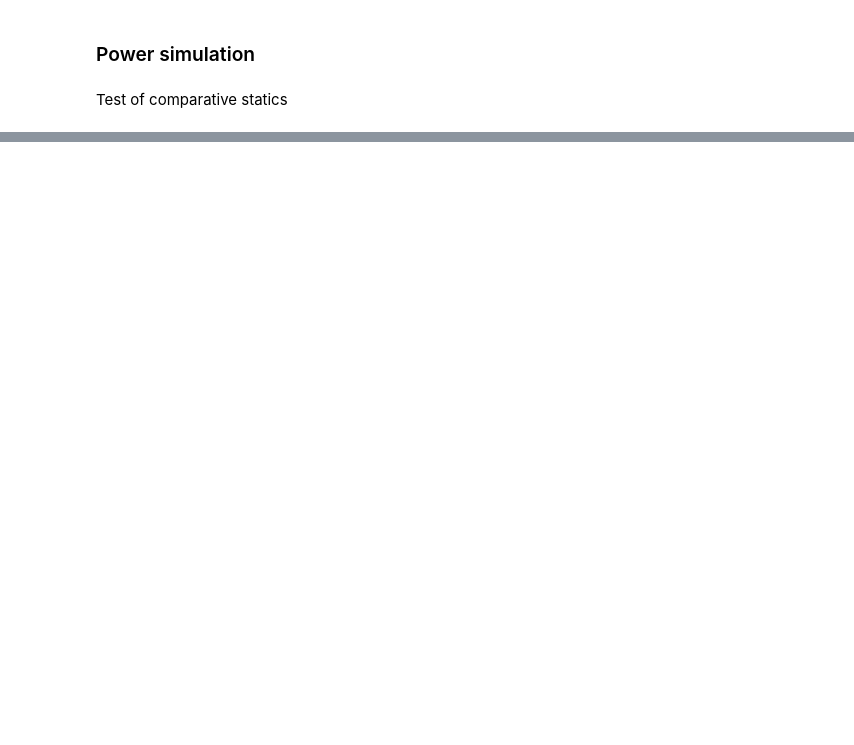
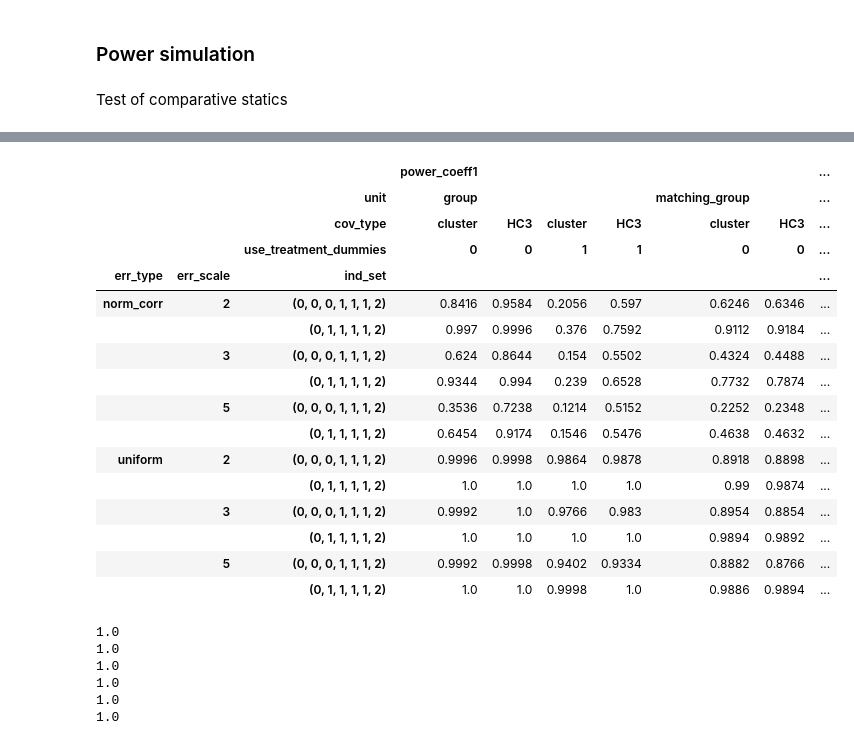
Before and after one commit to stanmart/unstructured-bargaining-analysis, a Jupyter notebook: power.ipynb, the cells around one changed output, grey strips where cells are left out. Saved outputs shown, nothing was run; the diff lists cells and outputs as text; code cells hidden in the pictures; blank space fills up the shorter version.

```diff
--- a/power.ipynb
+++ b/power.ipynb
@@ -204,0 +223,38 @@ Simulated power: 0.9308 for significance level 0.05
+# %%
+res_pivot[res_pivot[('power_coeff1','group', 'cluster', 0)] <= res_pivot[('power_coeff1', 'group', 'HC3', 0)]]
+# %% [output]
+|  |  |  | power_coeff1 |  |  |  |  |  | ... |
+|  |  | unit | group |  |  |  | matching_group |  | ... |
+|  |  | cov_type | cluster | HC3 | cluster | HC3 | cluster | HC3 | ... |
+|  |  | use_treatment_dummies | 0 | 0 | 1 | 1 | 0 | 0 | ... |
+| err_type | err_scale | ind_set |  |  |  |  |  |  | ... |
+| norm_corr | 2 | (0, 0, 0, 1, 1, 1, 2) | 0.8416 | 0.9584 | 0.2056 | 0.597 | 0.6246 | 0.6346 | ... |
+|  |  | (0, 1, 1, 1, 1, 2) | 0.997 | 0.9996 | 0.376 | 0.7592 | 0.9112 | 0.9184 | ... |
+|  | 3 | (0, 0, 0, 1, 1, 1, 2) | 0.624 | 0.8644 | 0.154 | 0.5502 | 0.4324 | 0.4488 | ... |
+|  |  | (0, 1, 1, 1, 1, 2) | 0.9344 | 0.994 | 0.239 | 0.6528 | 0.7732 | 0.7874 | ... |
+|  | 5 | (0, 0, 0, 1, 1, 1, 2) | 0.3536 | 0.7238 | 0.1214 | 0.5152 | 0.2252 | 0.2348 | ... |
+|  |  | (0, 1, 1, 1, 1, 2) | 0.6454 | 0.9174 | 0.1546 | 0.5476 | 0.4638 | 0.4632 | ... |
+| uniform | 2 | (0, 0, 0, 1, 1, 1, 2) | 0.9996 | 0.9998 | 0.9864 | 0.9878 | 0.8918 | 0.8898 | ... |
+|  |  | (0, 1, 1, 1, 1, 2) | 1.0 | 1.0 | 1.0 | 1.0 | 0.99 | 0.9874 | ... |
+|  | 3 | (0, 0, 0, 1, 1, 1, 2) | 0.9992 | 1.0 | 0.9766 | 0.983 | 0.8954 | 0.8854 | ... |
+|  |  | (0, 1, 1, 1, 1, 2) | 1.0 | 1.0 | 1.0 | 1.0 | 0.9894 | 0.9892 | ... |
+|  | 5 | (0, 0, 0, 1, 1, 1, 2) | 0.9992 | 0.9998 | 0.9402 | 0.9334 | 0.8882 | 0.8766 | ... |
+|  |  | (0, 1, 1, 1, 1, 2) | 1.0 | 1.0 | 0.9998 | 1.0 | 0.9886 | 0.9894 | ... |
+# %%
+# comparison of unit: matching group vs group = > more power with group
+print( (res_pivot[('power_coeff1','matching_group', 'cluster', 0)]  <= res_pivot[('power_coeff1', 'group', 'cluster', 0)]).astype(int).sum()/num_cases)
+print( (res_pivot[('power_coeff1','matching_group', 'HC3', 0)]      <= res_pivot[('power_coeff1', 'group', 'HC3', 0)]).astype(int).sum()/num_cases)
+print( (res_pivot[('power_coeff2','matching_group', 'cluster', 1)]  <= res_pivot[('power_coeff2', 'group', 'cluster', 1)]).astype(int).sum()/num_cases)
+print( (res_pivot[('power_coeff2','matching_group', 'HC3', 1)]      <= res_pivot[('power_coeff2', 'group', 'HC3', 1)]).astype(int).sum()/num_cases)
+
+print( (res_pivot[('power_coeff1','matching_group', 'cluster', 1)]  <= res_pivot[('power_coeff1', 'group', 'cluster', 1)]).astype(int).sum()/num_cases)
+print( (res_pivot[('power_coeff1','matching_group', 'HC3', 1)]      <= res_pivot[('power_coeff1', 'group', 'HC3', 1)]).astype(int).sum()/num_cases)
+
+# note that theoretically the value for ('power_coeff1', 'matching_group', 'cluster', 0) should be the same as for ('power_coeff1', 'matching_group', 'HC3', 0) (because cov_type does not play a role for unit == matching_group), but here they are slightly different because of random sampling
+# %% [output]
+1.0
+1.0
+1.0
+1.0
+1.0
+1.0
```
Also changed, not shown: parts of 11 cells of this notebook.
